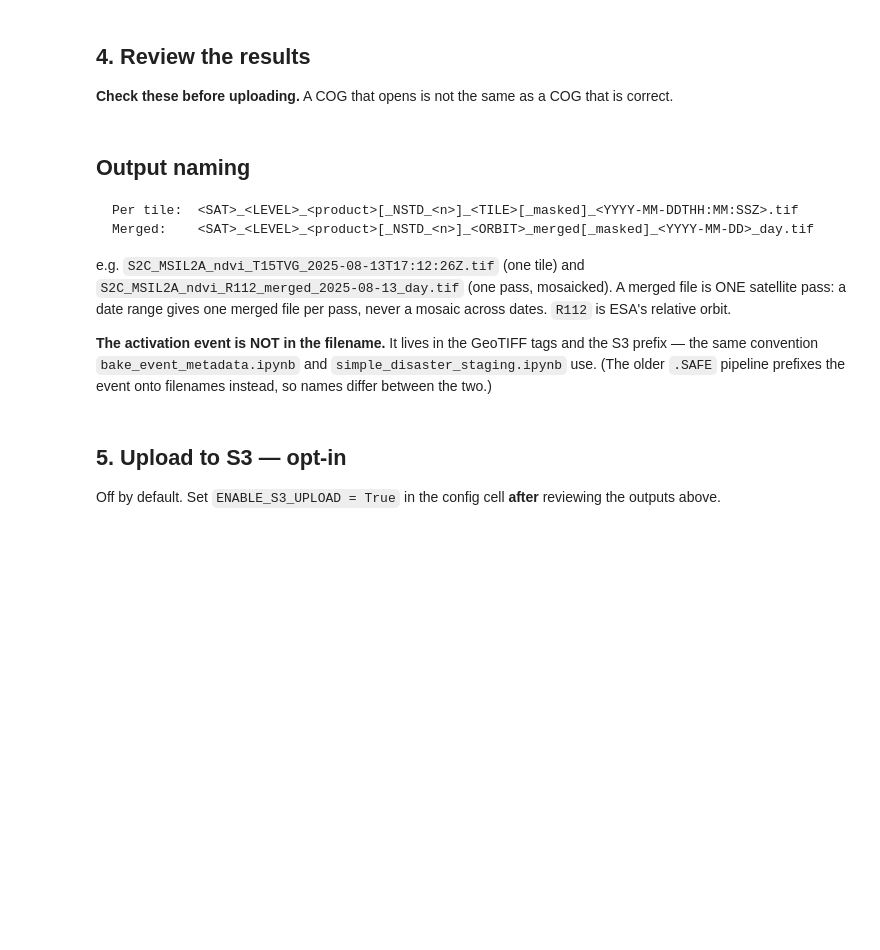
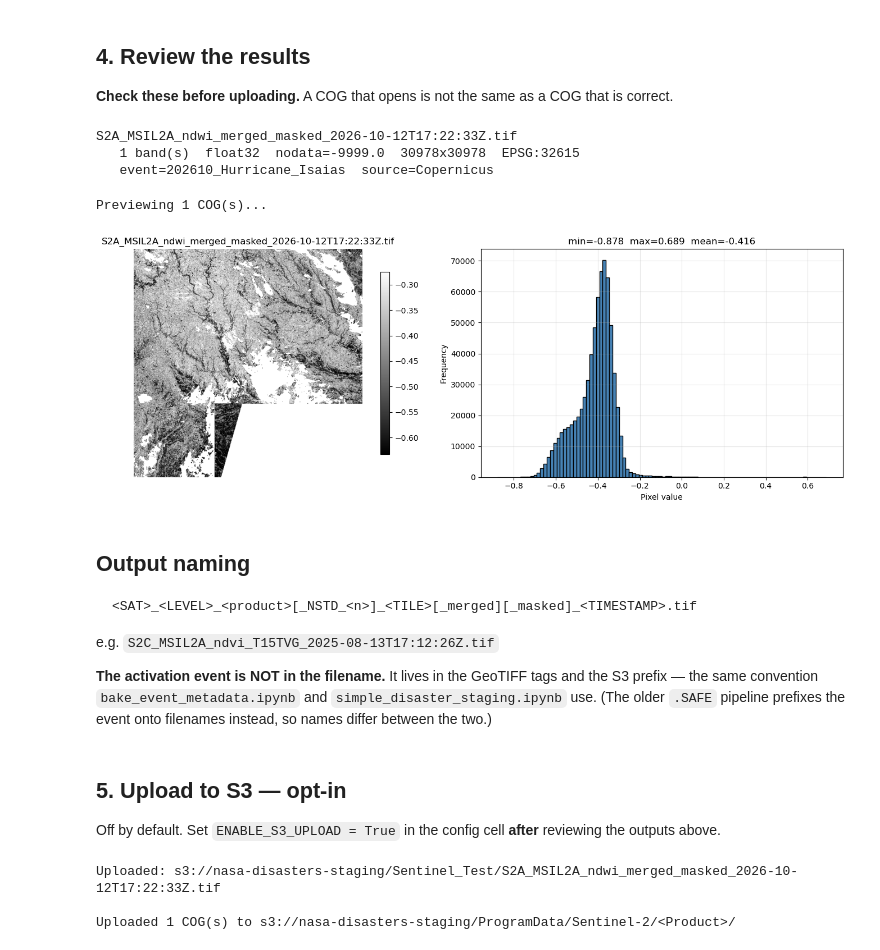
Before and after one commit to Disasters-Learning-Portal/disasters-product-algorithms, a Jupyter notebook: notebooks/sentinel2_odr_workflow.ipynb, the cells around one changed output. Saved outputs shown, nothing was run; the diff lists cells and outputs as text; code cells hidden in the pictures; blank space fills up the shorter version.

Commit message:
Landsat and Sentinel-2 ODR workflow updates

````diff
--- a/notebooks/sentinel2_odr_workflow.ipynb
+++ b/notebooks/sentinel2_odr_workflow.ipynb
@@ -63,13 +63,13 @@ LEVEL = "2"
 
 # Inclusive, YYYY-MM-DD. Sentinel-2 revisit is ~5 days, so a single day
 # catches only one orbit swath -- widen the window if a run finds no scenes.
-START_DATE = "2025-08-12"
-END_DATE = "2025-08-14"
+START_DATE = "2026-10-09"
+END_DATE = "2026-10-12"
 
 # [MIN_LON, MIN_LAT, MAX_LON, MAX_LAT] in WGS84.
 # Any tile intersecting this box is processed IN FULL (110 km), so a small
 # box is fine -- it selects scenes, it does not crop them.
-BBOX = [-93.70, 42.00, -93.55, 42.10]
+BBOX = [-94.24, 41.39, -92.67, 42.47]
 
 # Only scenes below this scene-level cloud percentage are processed.
 CLOUD_COVER = 50
@@ -79,23 +79,17 @@ CLOUD_COVER = 50
 # ------------------------------------------------------------------------------
 
 PRODUCTS = {
-    "true_color": True,
+    "true_color": False,
     "natural_color": False,
     "color_infrared": False,
     "swir": False,
-    "ndvi": True,
-    "ndwi": False,
+    "ndvi": False,
+    "ndwi": True,
     "mndwi": False,
     "nbr": False,
     "evi": False,
-    "we": False,
+    "cloud_mask": False,
 }
-
-# Water-extent NIR threshold(s), in standard deviations above the mean NIR of
-# the permanent-water reference sample. One COG per value; the filename
-# carries an NSTD_<value> token. Higher = MORE pixels classified as water.
-# Only used when "we" is enabled above.
-WE_NSTD = [1]
 
 # ------------------------------------------------------------------------------
 # Processing toggles
@@ -106,13 +100,13 @@ WE_NSTD = [1]
 CLOUD_MASK = True
 
 # Mosaic all matched tiles into a single product instead of one file per tile.
-MERGE = False
+MERGE = True
 
 # ------------------------------------------------------------------------------
 # Output
 # ------------------------------------------------------------------------------
 
-OUTPUT_DIR = "/tmp/s2_stac_output"
+OUTPUT_DIR = "/tmp/s3_tmp"
 
 # ------------------------------------------------------------------------------
 # S3 upload -- OFF by default.
@@ -121,7 +115,7 @@ OUTPUT_DIR = "/tmp/s2_stac_output"
 # once you have reviewed the outputs below AND set a real EVENT_NAME.
 # ------------------------------------------------------------------------------
 
-ENABLE_S3_UPLOAD = False
+ENABLE_S3_UPLOAD = True
 # The bucket and every product directory are hard-coded once, in
 # shared_utils.product_paths; nothing here keeps its own copy. Products publish
 # to s3://<bucket>/ProgramData/Sentinel-2/<Product>/<filename>.tif -- no event
@@ -367,29 +405,39 @@ for path in NEW_COGS:
         else:
             print(f"   event={tags['ACTIVATION_EVENT']}  source={tags['SOURCE']}")
         print()
+# %% [output]
+S2A_MSIL2A_ndwi_merged_masked_2026-10-12T17:22:33Z.tif
+   1 band(s)  float32  nodata=-9999.0  30978x30978  EPSG:32615
+   event=202610_Hurricane_Isaias  source=Copernicus
 # %%
 # ==============================================================================
 # PREVIEW THE COGs
 # ==============================================================================
+from pathlib import Path
 from shared_utils.plotting import preview_cogs
 
-if NEW_COGS:
-    print(f"Previewing {len(NEW_COGS)} COG(s)...")
-    preview_cogs(NEW_COGS, sample_n=10)
+cogs = sorted([
+    str(path)
+    for path in Path(OUTPUT_DIR).rglob("*")
+    if path.is_file() and path.suffix.lower() in {".tif", ".tiff"}
+])
+
+if cogs:
+    print(f"Previewing {len(cogs)} COG(s)...")
+    preview_cogs(cogs, sample_n=10)
 else:
-    print("No COGs produced by this run.")
+    print(f"No COGs found in {OUTPUT_DIR}.")
+# %% [output]
+Previewing 1 COG(s)...
+[figure, added]
 # %% [markdown]
 ## Output naming
 
 ```
-Per tile:  <SAT>_<LEVEL>_<product>[_NSTD_<n>]_<TILE>[_masked]_<YYYY-MM-DDTHH:MM:SSZ>.tif
-Merged:    <SAT>_<LEVEL>_<product>[_NSTD_<n>]_<ORBIT>_merged[_masked]_<YYYY-MM-DD>_day.tif
+<SAT>_<LEVEL>_<product>[_NSTD_<n>]_<TILE>[_merged][_masked]_<TIMESTAMP>.tif
 ```
 
-e.g. `S2C_MSIL2A_ndvi_T15TVG_2025-08-13T17:12:26Z.tif` (one tile) and
-`S2C_MSIL2A_ndvi_R112_merged_2025-08-13_day.tif` (one pass, mosaicked). A
-merged file is ONE satellite pass: a date range gives one merged file per pass,
-never a mosaic across dates. `R112` is ESA's relative orbit.
+e.g. `S2C_MSIL2A_ndvi_T15TVG_2025-08-13T17:12:26Z.tif`
 
 **The activation event is NOT in the filename.** It lives in the GeoTIFF tags
 and the S3 prefix — the same convention `bake_event_metadata.ipynb` and
@@ -429,6 +477,7 @@ _PRODUCT_KEYS = {
     "nbr": "NBR",
     "evi": "EVI",
     "waterExtent": "waterExtent",
+    "cloud_mask": "cloudMask",
 }
 PRODUCT_FOLDERS = {
     token: product_dir(PRODUCT_SENSOR, key) for token, key in _PRODUCT_KEYS.items()
@@ -439,7 +488,7 @@ _unmapped = {
     p for p, on in PRODUCTS.items() if on
 } - {
     "true_color", "natural_color", "color_infrared", "swir", "ndvi",
-    "ndwi", "mndwi", "nbr", "evi", "we",
+    "ndwi", "mndwi", "nbr", "evi", "we", "cloud_mask"
 }
 if _unmapped:
     raise ValueError(f"products with no folder mapping: {sorted(_unmapped)}")
@@ -477,8 +526,11 @@ else:
             skipped.append(filename)
             continue
 
+        """upload_file_to_s3(
+            f, f"s3://{S3_BUCKET}/{prefix_for_product_dir(PRODUCT_SENSOR, subfolder)}/{filename}"
+        )"""
         upload_file_to_s3(
-            f, f"s3://{S3_BUCKET}/{prefix_for_product_dir(PRODUCT_SENSOR, subfolder)}/{filename}"
+            f, f"s3://{S3_BUCKET}/Sentinel_Test/{filename}"
         )
         uploaded += 1
 
@@ -490,3 +542,7 @@ else:
             f"uploaded: {skipped}. Add the token to PRODUCT_FOLDERS -- a "
             f"silent skip is how a whole product goes missing."
         )
+# %% [output]
+Uploaded: s3://nasa-disasters-staging/Sentinel_Test/S2A_MSIL2A_ndwi_merged_masked_2026-10-12T17:22:33Z.tif
+
+Uploaded 1 COG(s) to s3://nasa-disasters-staging/ProgramData/Sentinel-2/<Product>/
````
Also changed, not shown: parts of 4 cells of this notebook, 9 other files.
